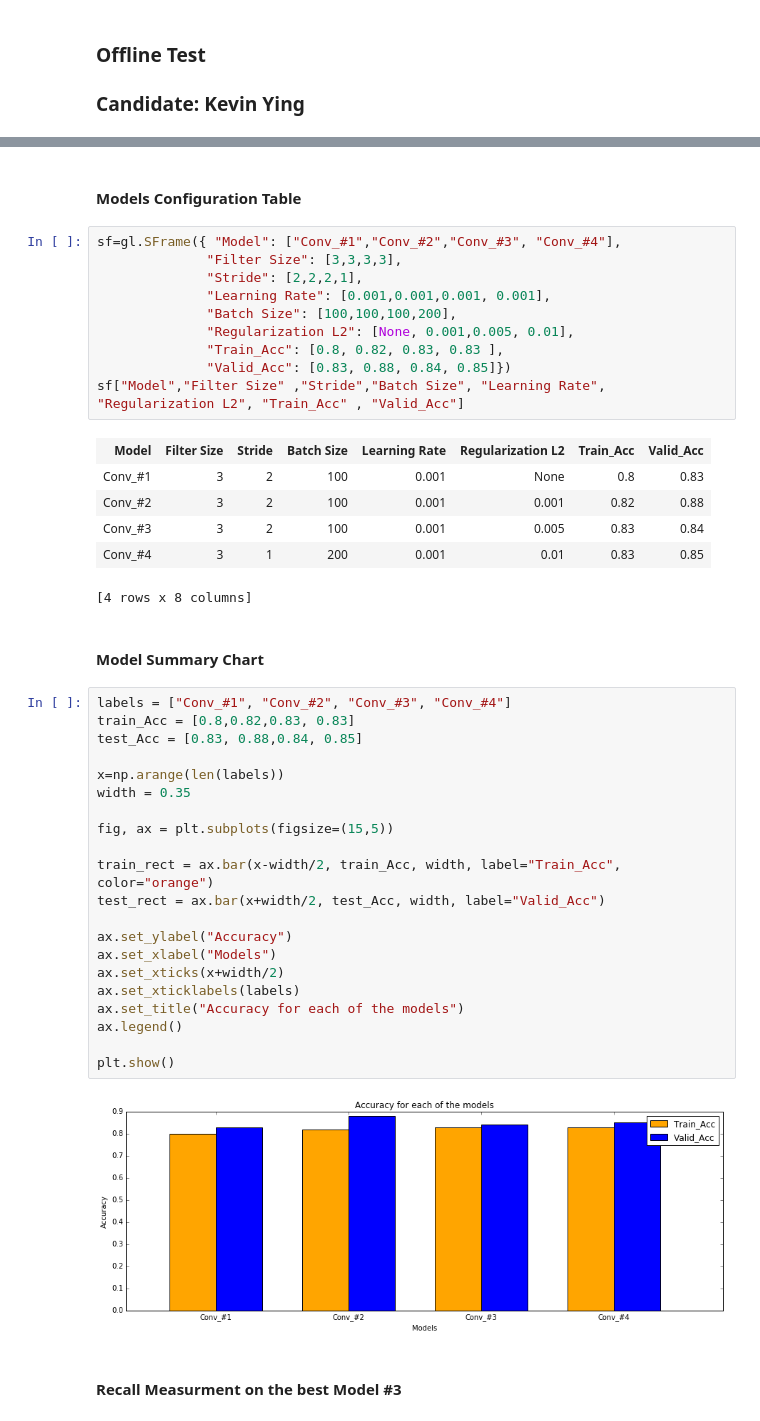
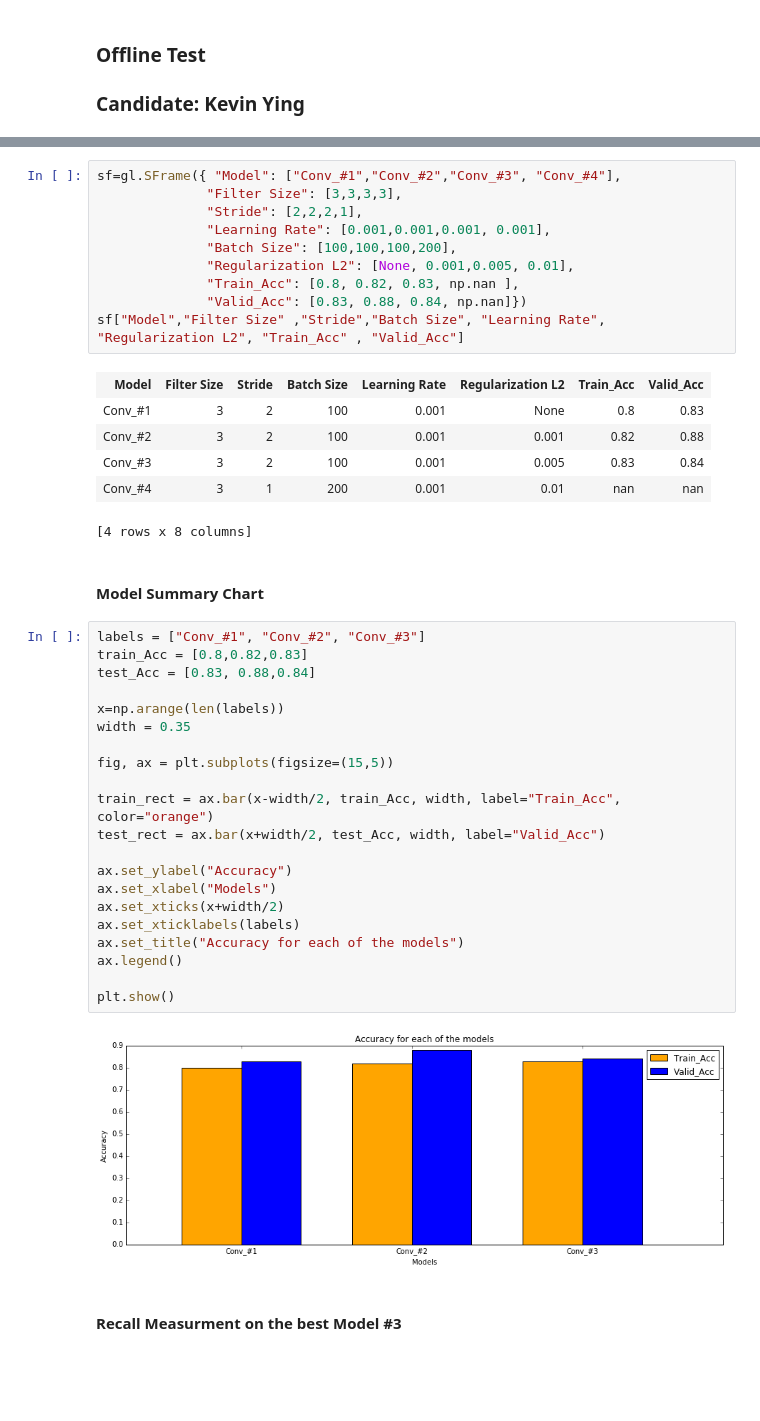
Before and after one commit to kyloop/turi, a Jupyter notebook: m1.ipynb, the cells around one changed output, grey strips where cells are left out. Cells and saved outputs as stored; diff of their text form; blank space fills up the shorter version.

```diff
--- a/m1.ipynb
+++ b/m1.ipynb
@@ -47,8 +26,6 @@ In this case, I would propose to continue to iterate the similar configurations
 - Add Dropout layers to continue to tackle the overfitting problem
 - Increase the Convolutional layers to the existing configuration to capture more features from the original data
 - Lower the Learning rate with higher epoches set for training process
-# %% [markdown]
-#### Models Configuration Table
 # %%
 sf=gl.SFrame({ "Model": ["Conv_#1","Conv_#2","Conv_#3", "Conv_#4"],
               "Filter Size": [3,3,3,3],
@@ -56,41 +33,41 @@ sf=gl.SFrame({ "Model": ["Conv_#1","Conv_#2","Conv_#3", "Conv_#4"],
               "Learning Rate": [0.001,0.001,0.001, 0.001],
               "Batch Size": [100,100,100,200],
               "Regularization L2": [None, 0.001,0.005, 0.01],
-              "Train_Acc": [0.8, 0.82, 0.83, 0.83 ],
-              "Valid_Acc": [0.83, 0.88, 0.84, 0.85]})
+              "Train_Acc": [0.8, 0.82, 0.83, np.nan ],
+              "Valid_Acc": [0.83, 0.88, 0.84, np.nan]})
 sf["Model","Filter Size" ,"Stride","Batch Size", "Learning Rate", "Regularization L2", "Train_Acc" , "Valid_Acc"]
 # %% [output]
 | Model | Filter Size | Stride | Batch Size | Learning Rate | Regularization L2 | Train_Acc | Valid_Acc |
 | Conv_#1 | 3 | 2 | 100 | 0.001 | None | 0.8 | 0.83 |
 | Conv_#2 | 3 | 2 | 100 | 0.001 | 0.001 | 0.82 | 0.88 |
 | Conv_#3 | 3 | 2 | 100 | 0.001 | 0.005 | 0.83 | 0.84 |
-| Conv_#4 | 3 | 1 | 200 | 0.001 | 0.01 | 0.83 | 0.85 |
+| Conv_#4 | 3 | 1 | 200 | 0.001 | 0.01 | nan | nan |
 [4 rows x 8 columns]
 # %% [markdown]
 #### Model Summary Chart
 # %%
-labels = ["Conv_#1", "Conv_#2", "Conv_#3", "Conv_#4"]
-train_Acc = [0.8,0.82,0.83, 0.83]
-test_Acc = [0.83, 0.88,0.84, 0.85]
+labels = ["Conv_#1", "Conv_#2", "Conv_#3"]
+train_Acc = [0.8,0.82,0.83]
+test_Acc = [0.83, 0.88,0.84]
 
 x=np.arange(len(labels))
 width = 0.35
 
 fig, ax = plt.subplots(figsize=(15,5))
 
 train_rect = ax.bar(x-width/2, train_Acc, width, label="Train_Acc", color="orange")
 test_rect = ax.bar(x+width/2, test_Acc, width, label="Valid_Acc")
 
 ax.set_ylabel("Accuracy")
 ax.set_xlabel("Models")
 ax.set_xticks(x+width/2)
 ax.set_xticklabels(labels)
 ax.set_title("Accuracy for each of the models")
 ax.legend()
 
 plt.show()
 # %% [output]
-[figure, old version]
+[figure, new version]
 # %% [markdown]
 #### Recall Measurment on the best Model #3
 # %%
```
Also changed, not shown: parts of 30 cells of this notebook.
